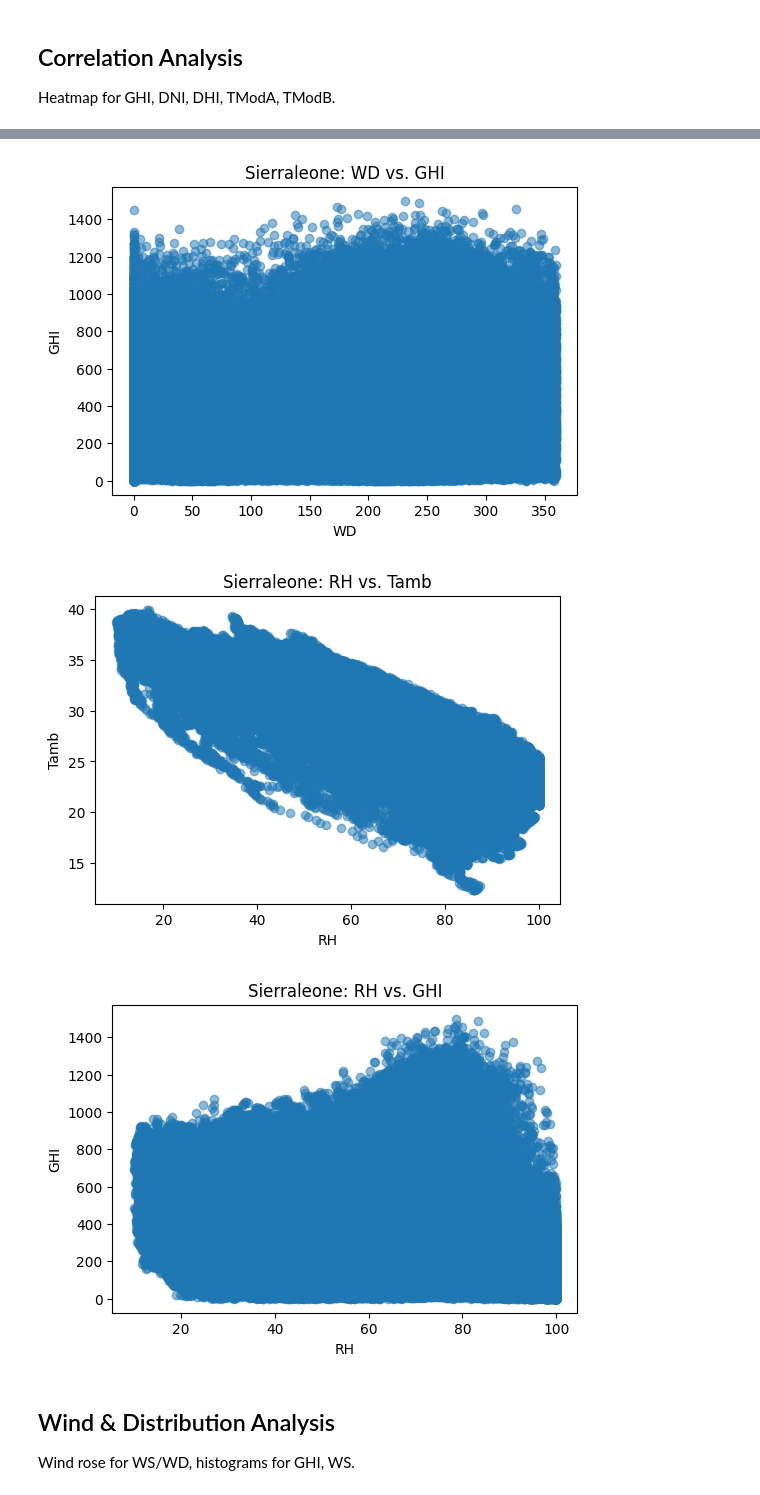
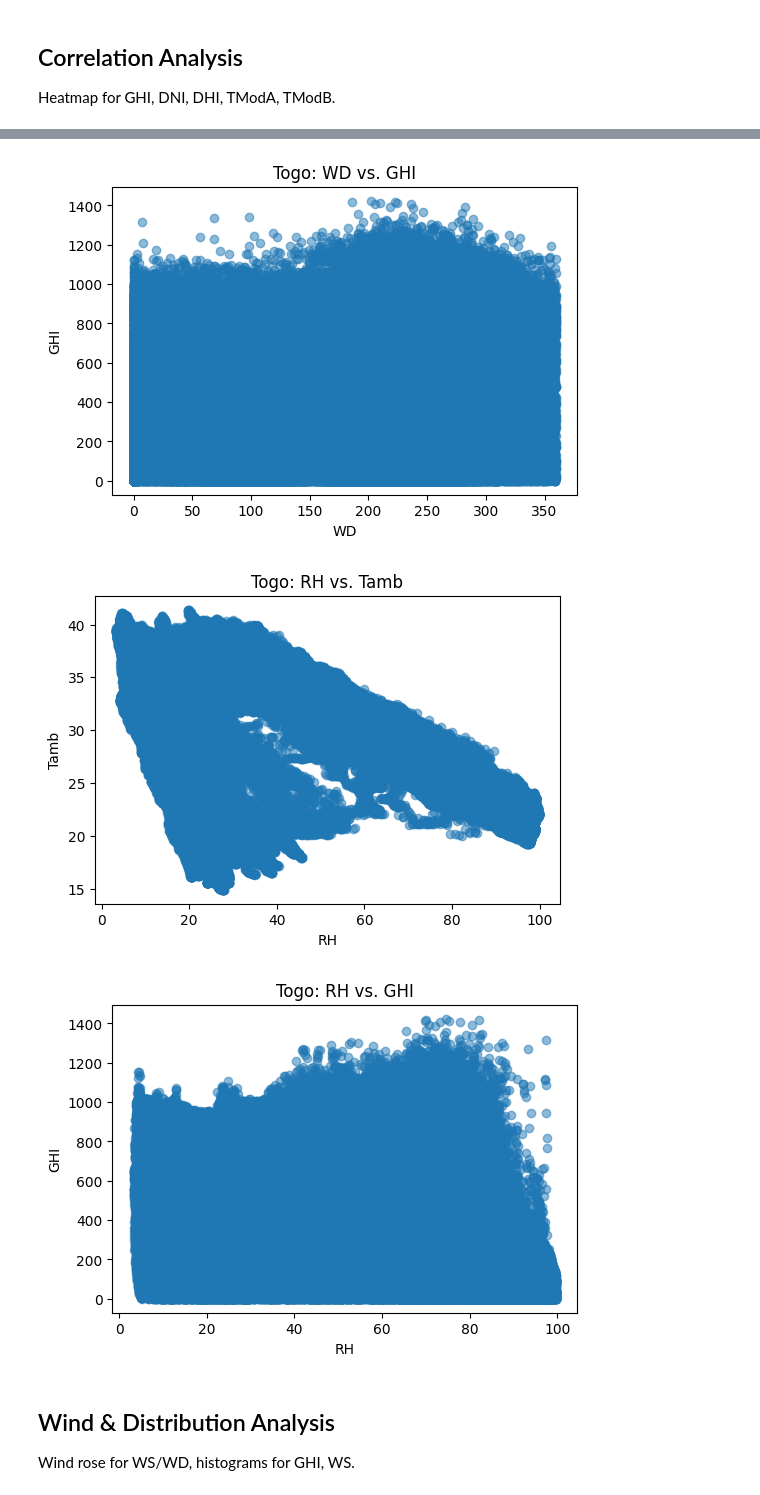
Before and after one commit to Hallelujah-kib/solar-challenge-week0, a Jupyter notebook: notebooks/togo_eda.ipynb, the cells around one changed output, grey strips where cells are left out. Saved outputs shown, nothing was run; the diff lists cells and outputs as text; code cells hidden in the pictures.

```diff
--- a/notebooks/togo_eda.ipynb
+++ b/notebooks/togo_eda.ipynb
@@ -143,14 +143,14 @@ Heatmap for GHI, DNI, DHI, TModA, TModB.
 # %%
 corr_cols = ['GHI', 'DNI', 'DHI', 'TModA', 'TModB']
 sns.heatmap(df_clean[corr_cols].corr(), annot=True, cmap='coolwarm', vmin=-1, vmax=1)
-plt.title('Sierraleone: Correlation Heatmap')
+plt.title('Togo: Correlation Heatmap')
 plt.show()
 
 # Scatter plots
 for col in ['WS', 'WSgust', 'WD']:
     plt.figure(figsize=(6, 4))
     plt.scatter(df_clean[col], df_clean['GHI'], alpha=0.5)
-    plt.title(f'Sierraleone: {col} vs. GHI')
+    plt.title(f'Togo: {col} vs. GHI')
     plt.xlabel(col)
     plt.ylabel('GHI')
     plt.show()
@@ -158,7 +158,7 @@ for col in ['WS', 'WSgust', 'WD']:
 for col in ['Tamb','GHI']:
     plt.figure(figsize=(6, 4))
     plt.scatter(df_clean['RH'], df_clean[col], alpha=0.5)
-    plt.title(f'Sierraleone: RH vs. {col}')
+    plt.title(f'Togo: RH vs. {col}')
     plt.xlabel('RH')
     plt.ylabel(col)
     plt.show()
@@ -169,6 +169,6 @@ for col in ['Tamb','GHI']:
-[figure, old version]
+[figure, new version]
-[figure, old version]
+[figure, new version]
-[figure, old version]
+[figure, new version]
 # %% [markdown]
 ## Wind & Distribution Analysis
 Wind rose for WS/WD, histograms for GHI, WS.
```
Also changed, not shown: parts of 8 cells of this notebook, 1 other file.
